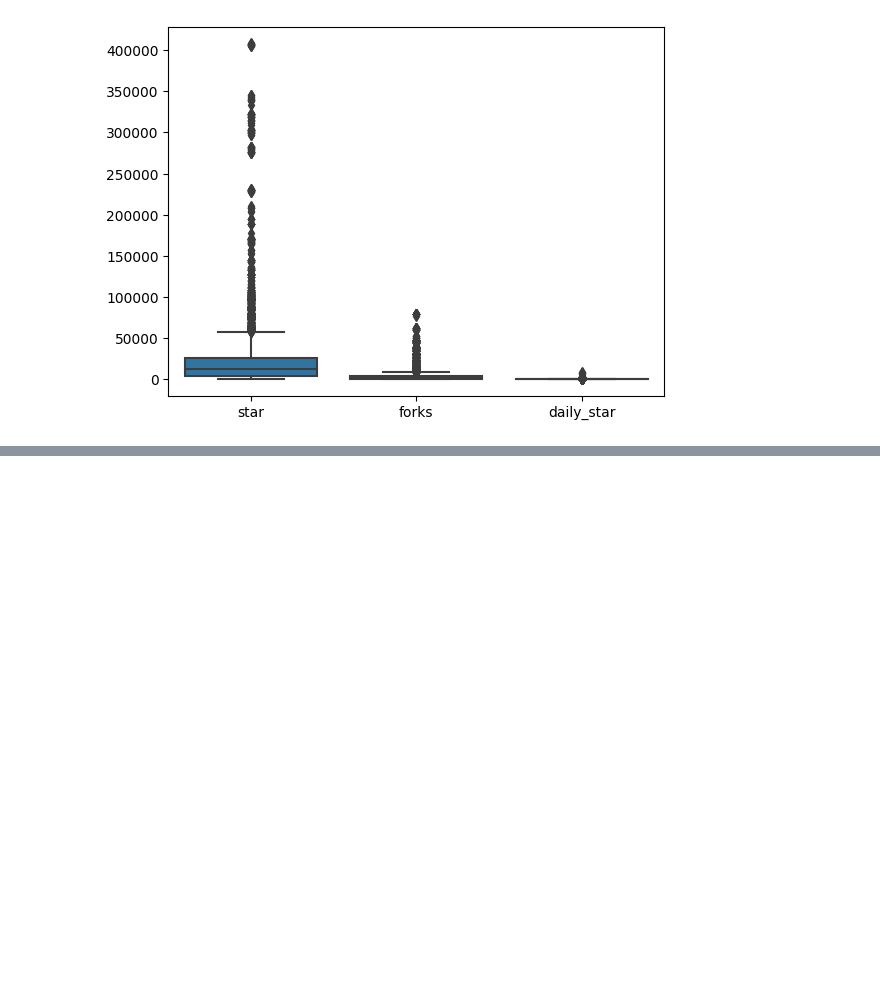
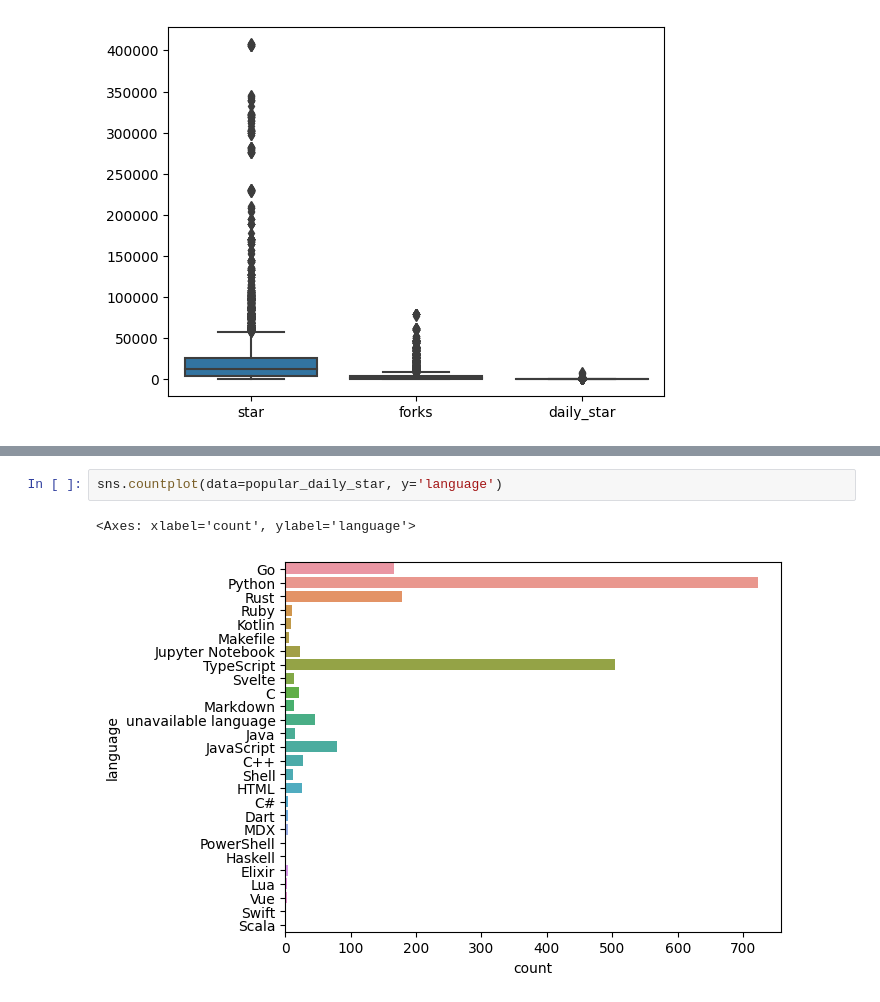
Before and after one commit to jin-raii/netflix-clone, a Jupyter notebook: trending_git.ipynb, the cells around one changed output, grey strips where cells are left out. Saved outputs shown, nothing was run; the diff lists cells and outputs as text; blank space fills up the shorter version.

```diff
--- a/trending_git.ipynb
+++ b/trending_git.ipynb
@@ -282,0 +468,5 @@ sns.histplot(data=duplicate_df)
+# %%
+sns.countplot(data=popular_daily_star, y='language')
+# %% [output]
+<Axes: xlabel='count', ylabel='language'>
+[figure, added]
```
Also changed, not shown: parts of 30 cells of this notebook.
